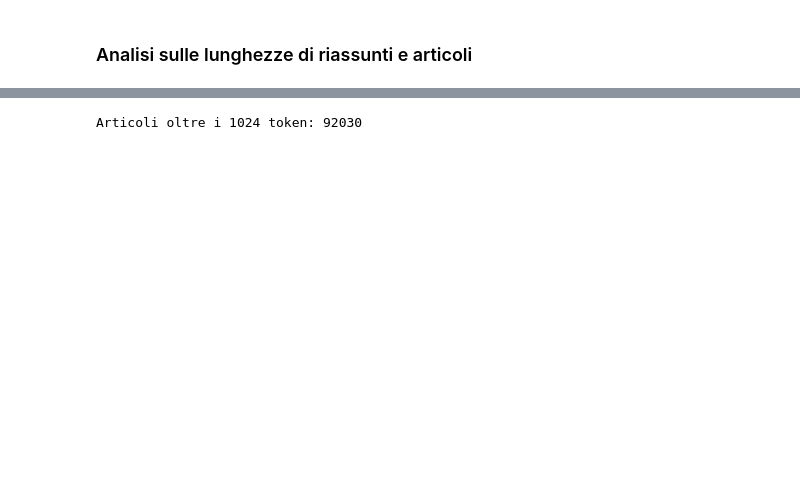
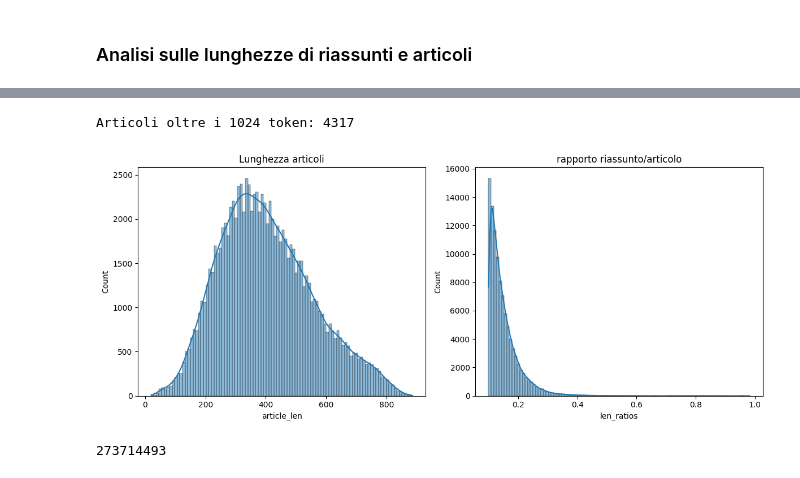
Before and after one commit to francesco-verona/Text-Summarization-Service, a Jupyter notebook: Data Analysis/cnn_dailymail.ipynb, the cells around one changed output, grey strips where cells are left out. Drawn from its saved outputs; the diff is of its cells as text; code cells hidden in the pictures; blank space fills up the shorter version.

```diff
--- a/Data Analysis/cnn_dailymail.ipynb
+++ b/Data Analysis/cnn_dailymail.ipynb
@@ -97,6 +106,33 @@ print(df_troppo_corti.shape)
+# %%
+df_cnn_dailymail = df_cnn_dailymail[df_cnn_dailymail["highlights_len"]/df_cnn_dailymail["article_len"] > 0.1]
+df_cnn_dailymail = df_cnn_dailymail[df_cnn_dailymail["highlights_len"] < 200]
 # %%
 
 count = (df_cnn_dailymail["article_token_len"] > 1024).sum()
 print("Articoli oltre i 1024 token:", count)
+# aggiorniamo il dataframe
+df_cnn_dailymail = df_cnn_dailymail[df_cnn_dailymail["article_token_len"] < 1024]
 # %% [output]
-Articoli oltre i 1024 token: 92030
+Articoli oltre i 1024 token: 4317
+# %%
+
+fig, axes = plt.subplots(1, 2, figsize=(12, 5))  # 1 riga, 2 colonne
+
+sns.histplot(data=df_cnn_dailymail, x="article_len", bins=100, kde=True, ax=axes[0])
+axes[0].set_title("Lunghezza articoli")
+
+sns.histplot(data=df_cnn_dailymail, x="len_ratios", bins=100, kde=True, ax=axes[1])
+axes[1].set_title("rapporto riassunto/articolo")
+
+plt.tight_layout()
+plt.show()
+# %% [output]
+[figure, added]
+# %%
+# riportiamo in formato dataset e salviamo in formato .parquet
+from datasets import Dataset
+df_cnn_dailymail.drop(columns =  ["article_token_len", "highlights_len", "article_len", "len_ratios"])
+dataset_cnn_filtered = Dataset.from_pandas(df_cnn_dailymail)
+dataset_cnn_filtered.to_parquet("cnn_filtered.parquet")
+# %% [output]
+273714493
```
Also changed, not shown: parts of 7 cells of this notebook.
